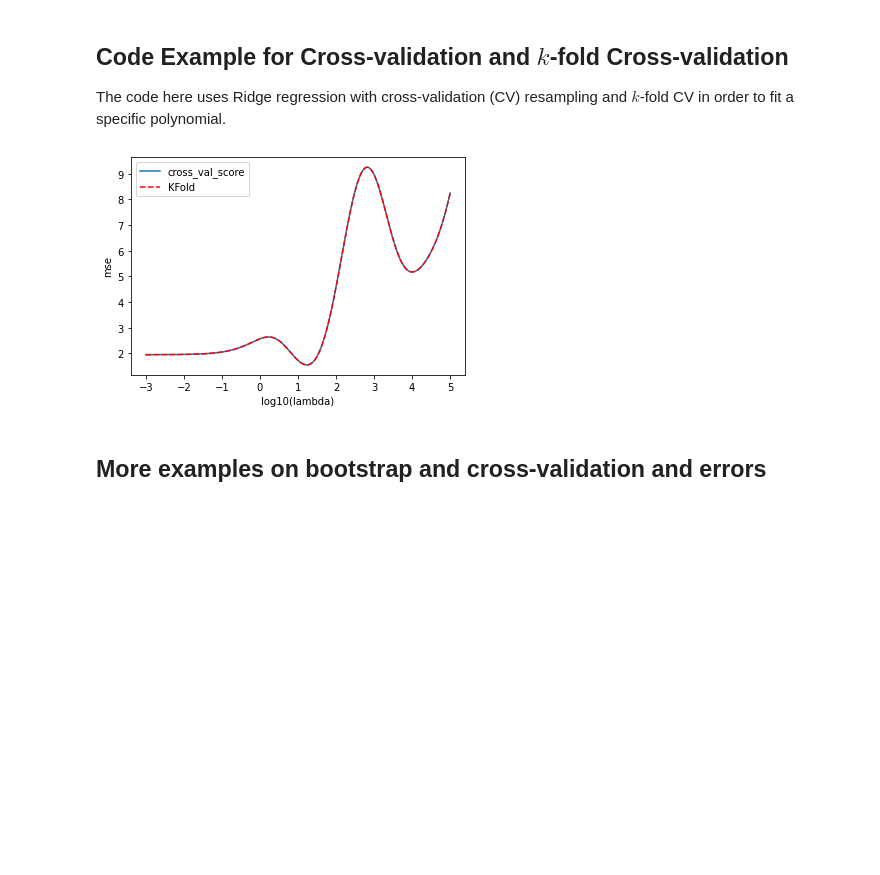
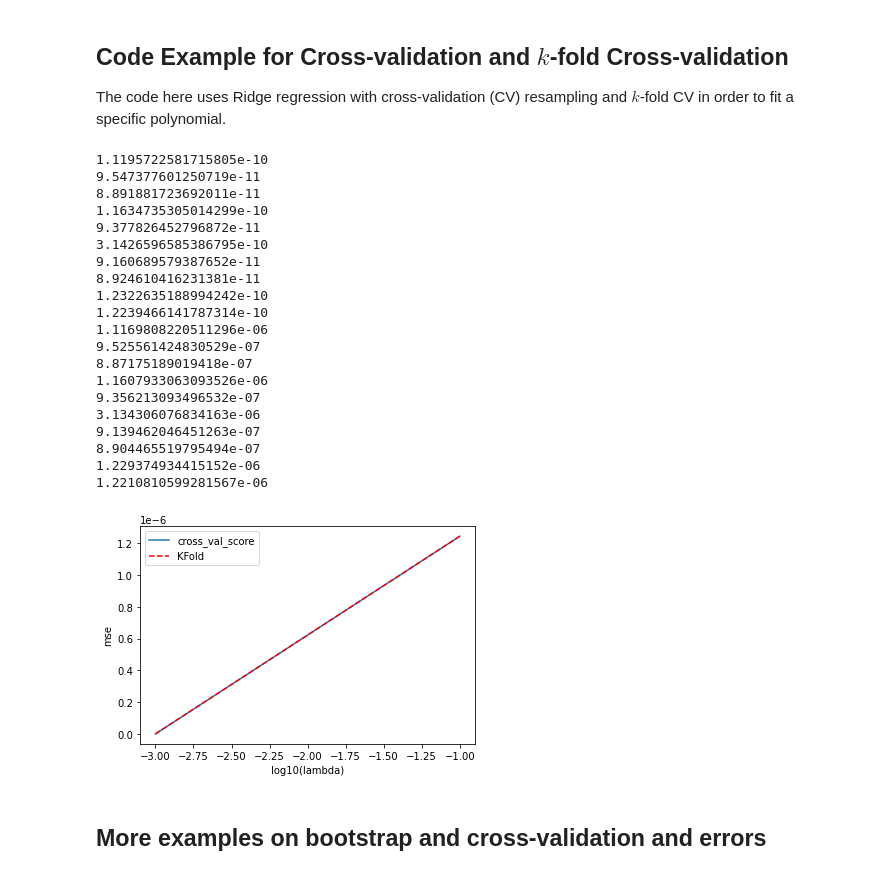
Before and after one commit to CompPhysics/CompSciProgram, a Jupyter notebook: doc/pub/week44/ipynb/week44.ipynb, the cells around one changed output. Cells and saved outputs as stored; diff of their text form; code cells hidden in the pictures; blank space fills up the shorter version.

```diff
--- a/doc/pub/week44/ipynb/week44.ipynb
+++ b/doc/pub/week44/ipynb/week44.ipynb
@@ -2361,9 +2361,9 @@ from sklearn.preprocessing import PolynomialFeatures
 np.random.seed(3155)
 
 # Generate the data.
-nsamples = 100
+nsamples = 1000
 x = np.random.randn(nsamples)
-y = 3*x**2 + np.random.randn(nsamples)
+y = 3*x**2# + np.random.randn(nsamples)
 
 ## Cross-validation on Ridge regression using KFold only
 
@@ -2371,11 +2371,11 @@ y = 3*x**2 + np.random.randn(nsamples)
 poly = PolynomialFeatures(degree = 6)
 
 # Decide which values of lambda to use
-nlambdas = 500
-lambdas = np.logspace(-3, 5, nlambdas)
+nlambdas = 2
+lambdas = np.logspace(-3, -1, nlambdas)
 
 # Initialize a KFold instance
-k = 5
+k = 10
 kfold = KFold(n_splits = k)
 
 # Perform the cross-validation to estimate MSE
@@ -2399,6 +2399,7 @@ for lmb in lambdas:
         ypred = ridge.predict(Xtest)
 
         scores_KFold[i,j] = np.sum((ypred - ytest[:, np.newaxis])**2)/np.size(ypred)
+        print(scores_KFold[i,j])
 
         j += 1
     i += 1
@@ -2412,34 +2413,54 @@ estimated_mse_KFold = np.mean(scores_KFold, axis = 1)
 # kfold = KFold(n_splits = k)
 
 estimated_mse_sklearn = np.zeros(nlambdas)
 i = 0
 for lmb in lambdas:
     ridge = Ridge(alpha = lmb)
 
     X = poly.fit_transform(x[:, np.newaxis])
     estimated_mse_folds = cross_val_score(ridge, X, y[:, np.newaxis], scoring='neg_mean_squared_error', cv=kfold)
 
     # cross_val_score return an array containing the estimated negative mse for every fold.
     # we have to the the mean of every array in order to get an estimate of the mse of the model
     estimated_mse_sklearn[i] = np.mean(-estimated_mse_folds)
 
     i += 1
 
 ## Plot and compare the slightly different ways to perform cross-validation
 
 plt.figure()
 
 plt.plot(np.log10(lambdas), estimated_mse_sklearn, label = 'cross_val_score')
 plt.plot(np.log10(lambdas), estimated_mse_KFold, 'r--', label = 'KFold')
 
 plt.xlabel('log10(lambda)')
 plt.ylabel('mse')
 
 plt.legend()
 
 plt.show()
 # %% [output]
+1.1195722581715805e-10
+9.547377601250719e-11
+8.891881723692011e-11
+1.1634735305014299e-10
+9.377826452796872e-11
+3.1426596585386795e-10
+9.160689579387652e-11
+8.924610416231381e-11
+1.2322635188994242e-10
+1.2239466141787314e-10
+1.1169808220511296e-06
+9.525561424830529e-07
+8.87175189019418e-07
+1.1607933063093526e-06
+9.356213093496532e-07
+3.134306076834163e-06
+9.139462046451263e-07
+8.904465519795494e-07
+1.229374934415152e-06
+1.2210810599281567e-06
-[figure, old version]
+[figure, new version]
 # %% [markdown]
 ## More examples on bootstrap and cross-validation and errors
 # %%
```
Also changed, not shown: parts of 5 cells of this notebook.
